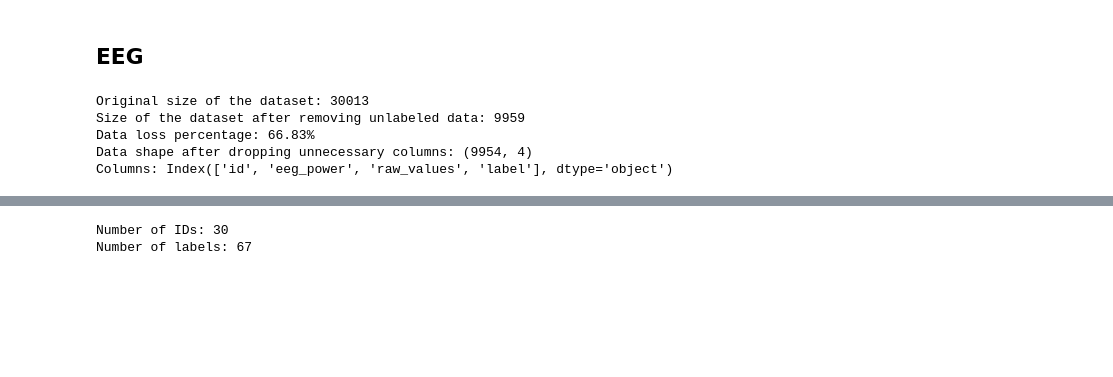
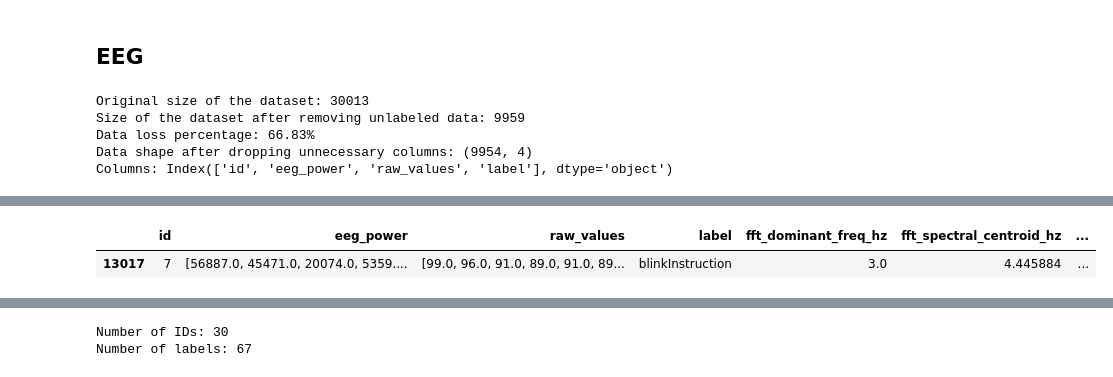
Before and after one commit to parhamkebria/EEG, a Jupyter notebook: EEG_Power_MLP.ipynb, the cells around one changed output, grey strips where cells are left out. Saved outputs shown, nothing was run; the diff lists cells and outputs as text; code cells hidden in the pictures; blank space fills up the shorter version.

```diff
--- a/EEG_Power_MLP.ipynb
+++ b/EEG_Power_MLP.ipynb
@@ -134,0 +149,89 @@ Columns: Index(['id', 'eeg_power', 'raw_values', 'label'], dtype='object')
+# %%
+
+# FFT-based features for all rows (from raw_values)
+def fft_feature_row(raw_signal, fs_hz):
+    feature_template = {
+        'fft_dominant_freq_hz': np.nan,
+        'fft_spectral_centroid_hz': np.nan,
+        'fft_spectral_entropy': np.nan,
+        'fft_power_delta': np.nan,
+        'fft_power_theta': np.nan,
+        'fft_power_alpha': np.nan,
+        'fft_power_beta': np.nan,
+        'fft_power_gamma': np.nan,
+    }
+
+    if raw_signal is None:
+        return feature_template
+
+    x = np.asarray(raw_signal, dtype=np.float32)
+    if x.ndim != 1 or x.size < 4:
+        return feature_template
+
+    x = x - x.mean()
+    n = x.size
+    freqs = np.fft.rfftfreq(n, d=1.0 / fs_hz)
+    psd = (np.abs(np.fft.rfft(x)) ** 2) / n
+
+    if psd.size < 2:
+        return feature_template
+
+    # Ignore DC component for descriptive spectral features.
+    psd_no_dc = psd.copy()
+    psd_no_dc[0] = 0.0
+    total_power = float(psd_no_dc.sum())
+
+    if total_power <= 0.0:
+        return feature_template
+
+    dominant_idx = int(np.argmax(psd_no_dc))
+    dominant_freq = float(freqs[dominant_idx])
+    spectral_centroid = float(np.sum(freqs * psd_no_dc) / total_power)
+
+    p = psd_no_dc / total_power
+    p = p[p > 0]
+    spectral_entropy = float(-(p * np.log2(p)).sum() / np.log2(len(psd_no_dc))) if len(psd_no_dc) > 1 else np.nan
+
+    def band_power(lo_hz, hi_hz):
+        mask = (freqs >= lo_hz) & (freqs < hi_hz)
+        if not np.any(mask):
+            return np.nan
+        return float(psd_no_dc[mask].sum())
+
+    return {
+        'fft_dominant_freq_hz': dominant_freq,
+        'fft_spectral_centroid_hz': spectral_centroid,
+        'fft_spectral_entropy': spectral_entropy,
+        'fft_power_delta': band_power(0.5, 4.0),
+        'fft_power_theta': band_power(4.0, 8.0),
+        'fft_power_alpha': band_power(8.0, 13.0),
+        'fft_power_beta': band_power(13.0, 30.0),
+        'fft_power_gamma': band_power(30.0, 45.0),
+    }
+
+if 'FFT_SAMPLE_RATE_HZ' not in globals():
+    FFT_SAMPLE_RATE_HZ = 512  # Set to your actual sampling rate if different.
+
+fft_feature_cols = [
+    'fft_dominant_freq_hz',
+    'fft_spectral_centroid_hz',
+    'fft_spectral_entropy',
+    'fft_power_delta',
+    'fft_power_theta',
+    'fft_power_alpha',
+    'fft_power_beta',
+    'fft_power_gamma',
+]
+
+# Safe re-run: remove old FFT feature columns before recomputing.
+eeg_data = eeg_data.drop(columns=[c for c in fft_feature_cols if c in eeg_data.columns], errors='ignore')
+
+fft_feature_series = eeg_data['raw_values'].apply(lambda x: fft_feature_row(x, FFT_SAMPLE_RATE_HZ))
+fft_feature_df = pd.DataFrame(fft_feature_series.tolist(), index=eeg_data.index)
+eeg_data = pd.concat([eeg_data, fft_feature_df], axis=1)
+
+display(eeg_data[eeg_data.columns.to_list() + fft_feature_cols].head(1))
+print(f"Added FFT features for {len(eeg_data)} rows using fs={FFT_SAMPLE_RATE_HZ} Hz")
+# %% [output]
+|  | id | eeg_power | raw_values | label | fft_dominant_freq_hz | fft_spectral_centroid_hz | ... |
+| 13017 | 7 | [56887.0, 45471.0, 20074.0, 5359.... | [99.0, 96.0, 91.0, 89.0, 91.0, 89... | blinkInstruction | 3.0 | 4.445884 | ... |
```
Also changed, not shown: parts of 7 cells of this notebook.
